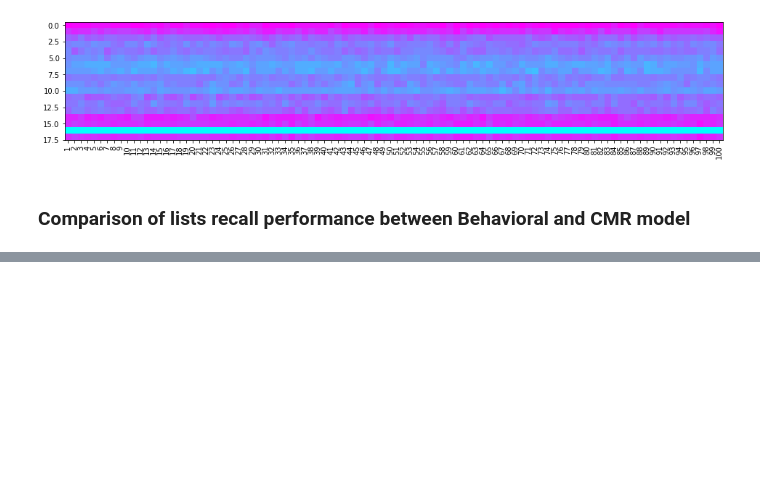
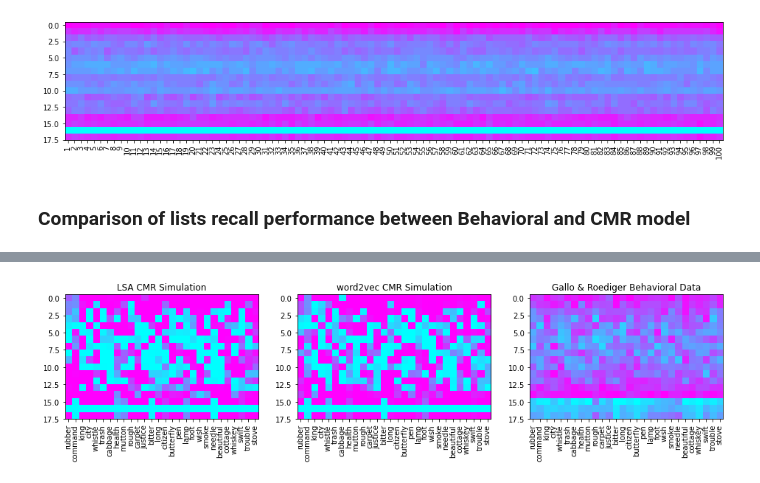
Before and after one commit to devYaoYH/DRM_Analysis, a Jupyter notebook: Data Visualization.ipynb, the cells around one changed output, grey strips where cells are left out. Saved outputs shown, nothing was run; the diff lists cells and outputs as text; code cells hidden in the pictures; blank space fills up the shorter version.

```diff
--- a/Data Visualization.ipynb
+++ b/Data Visualization.ipynb
@@ -490,0 +626,14 @@ List recall performance comparison between CMR (right) and Behvaioral (left)
+# %%
+# Load up our matlab simulation output similar to LSA procedure
+cmr_w2v_results = dict()
+loadmat('cmr_w2v_drm.mat',cmr_w2v_results,mat_dtype=True)
+cmr_w2v_list_data = cmr_w2v_results['data'][0][0][0][0]
+cmr_w2v_list_data = {w: cmr_w2v_list_data[i][0].transpose() for i, w in enumerate(list_order)}
+# We now have for our cmr simulated free recall tasks, subject responses to list item recall (in order)
+# per column stored as a matrix in each key of dictionary (corresponding to list critical item)
+# A '-1' stands for critical lure recall
+print(cmr_w2v_list_data['rubber'])
+# Save a formatted .csv with w2v semantic matrix simulation
+save_matlab_output('raw_cmr_w2v_data.csv',cmr_w2v_list_data)
+# Simulated CMR (w2v) Data
+cmr_w2v_subjects, cmr_w2v_list_order, cmr_w2v_word_lists, cmr_w2v_recall_data, cmr_w2v_list_data, cmr_w2v_subject_matrix, cmr_w2v_list_matrix = load_data("raw_cmr_w2v_data.csv")
@@ -490,0 +648,18 @@ List recall performance comparison between CMR (right) and Behvaioral (left)
+# %%
+# Matrix heatmap for all lists
+f,axes = plt.subplots(1,3,figsize=(16,4))
+plt.sca(axes[0])
+axes[0].title.set_text("LSA CMR Simulation")
+plt.xticks(ticks=range(len(cmr_list_order)),labels=cmr_list_order,rotation=90)
+plt.imshow(format_recall_matrix(cmr_list_matrix,cmr_list_order),cmap='cool',interpolation='nearest')
+plt.sca(axes[1])
+axes[1].title.set_text("word2vec CMR Simulation")
+plt.xticks(ticks=range(len(cmr_w2v_list_order)),labels=cmr_w2v_list_order,rotation=90)
+plt.imshow(format_recall_matrix(cmr_w2v_list_matrix,cmr_w2v_list_order),cmap='cool',interpolation='nearest')
+plt.sca(axes[2])
+axes[2].title.set_text("Gallo & Roediger Behavioral Data")
+plt.xticks(ticks=range(len(list_order)),labels=list_order,rotation=90)
+plt.imshow(format_recall_matrix(list_matrix,list_order),cmap='cool',interpolation='nearest')
+plt.show()
+# %% [output]
+[figure, added]
```
Also changed, not shown: parts of 28 cells of this notebook, 13 other files.
